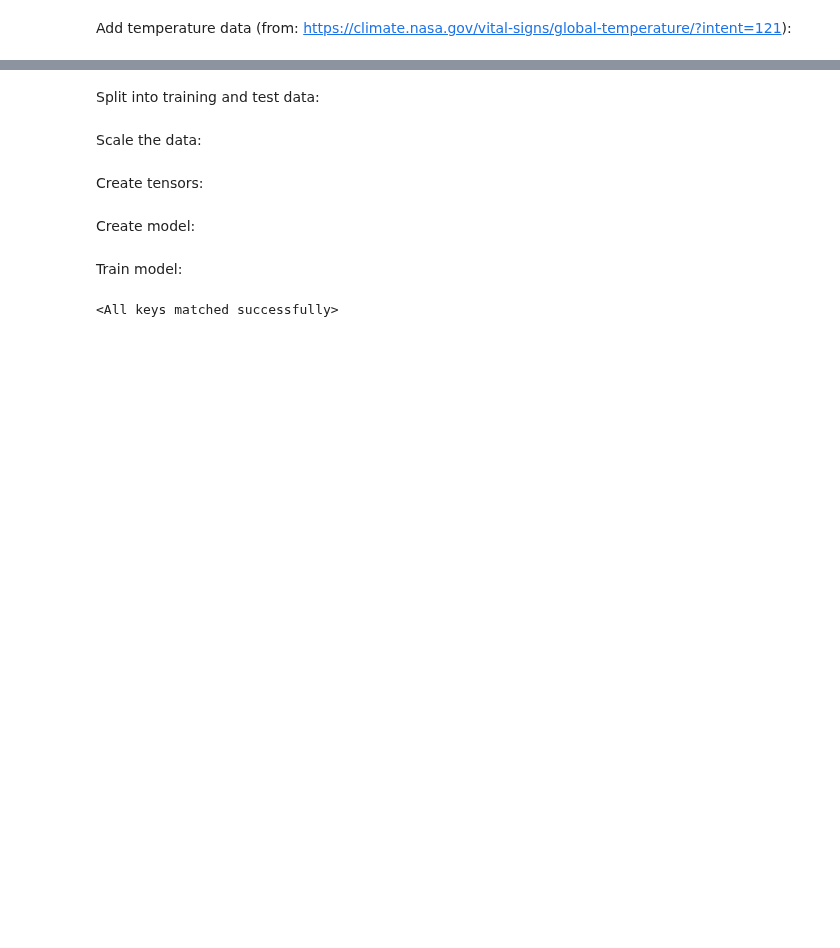
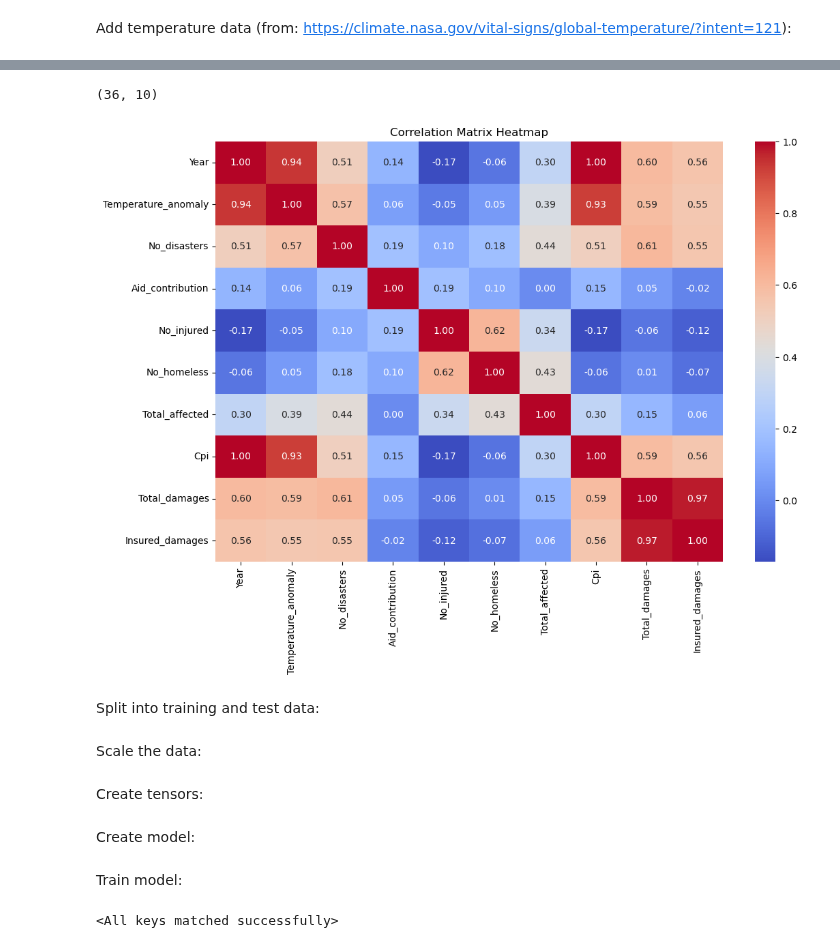
Before and after one commit to hellegje/fys-stk4155, a Jupyter notebook: Project3/Project3.ipynb, the cells around one changed output, grey strips where cells are left out. Saved outputs shown, nothing was run; the diff lists cells and outputs as text; code cells hidden in the pictures; blank space fills up the shorter version.

```diff
--- a/Project3/Project3.ipynb
+++ b/Project3/Project3.ipynb
@@ -168,3 +186,35 @@ combined_df.head()
+# %%
+#Shape
+print(year_df.shape)
+# %% [output]
+(36, 10)
+# %%
+import seaborn as sns
+import matplotlib.pyplot as plt
+
+# Compute the correlation matrix
+
+numeric_data = year_df.select_dtypes(include=["number"])
+correlation_matrix = numeric_data.corr()
+
+
+# Set up the matplotlib figure
+plt.figure(figsize=(12, 8))
+
+# Draw the heatmap
+sns.heatmap(
+    correlation_matrix,
+    annot=True,  # Annotate each cell with the correlation value
+    fmt=".2f",   # Format to 2 decimal places
+    cmap="coolwarm",  # Color map
+    cbar=True     # Show color bar
+)
+
+# Add a title
+plt.title("Correlation Matrix Heatmap")
+plt.show()
+# %% [output]
+[figure, added]
 # %% [markdown]
 Split into training and test data:
 # %%
```
Also changed, not shown: parts of 9 cells of this notebook.
